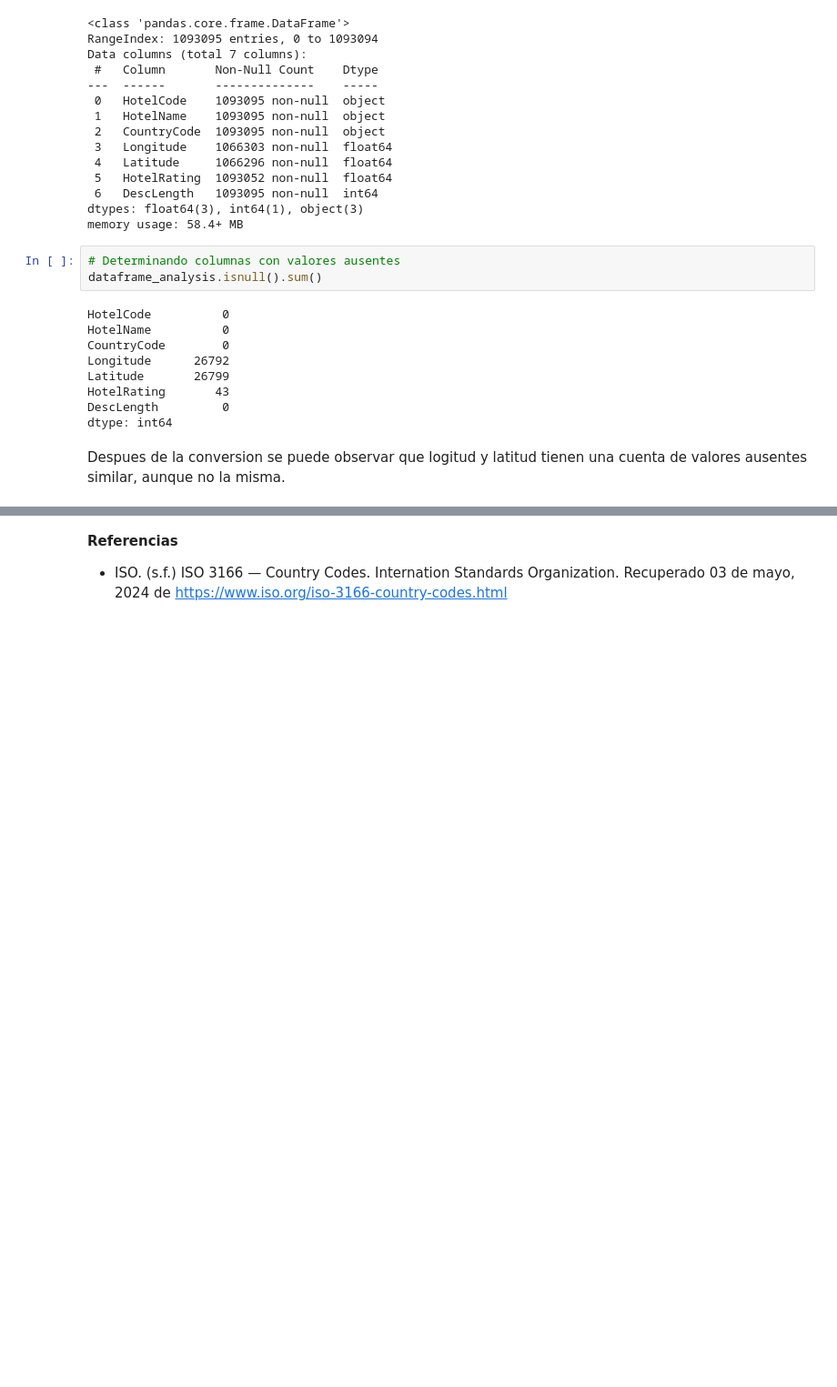
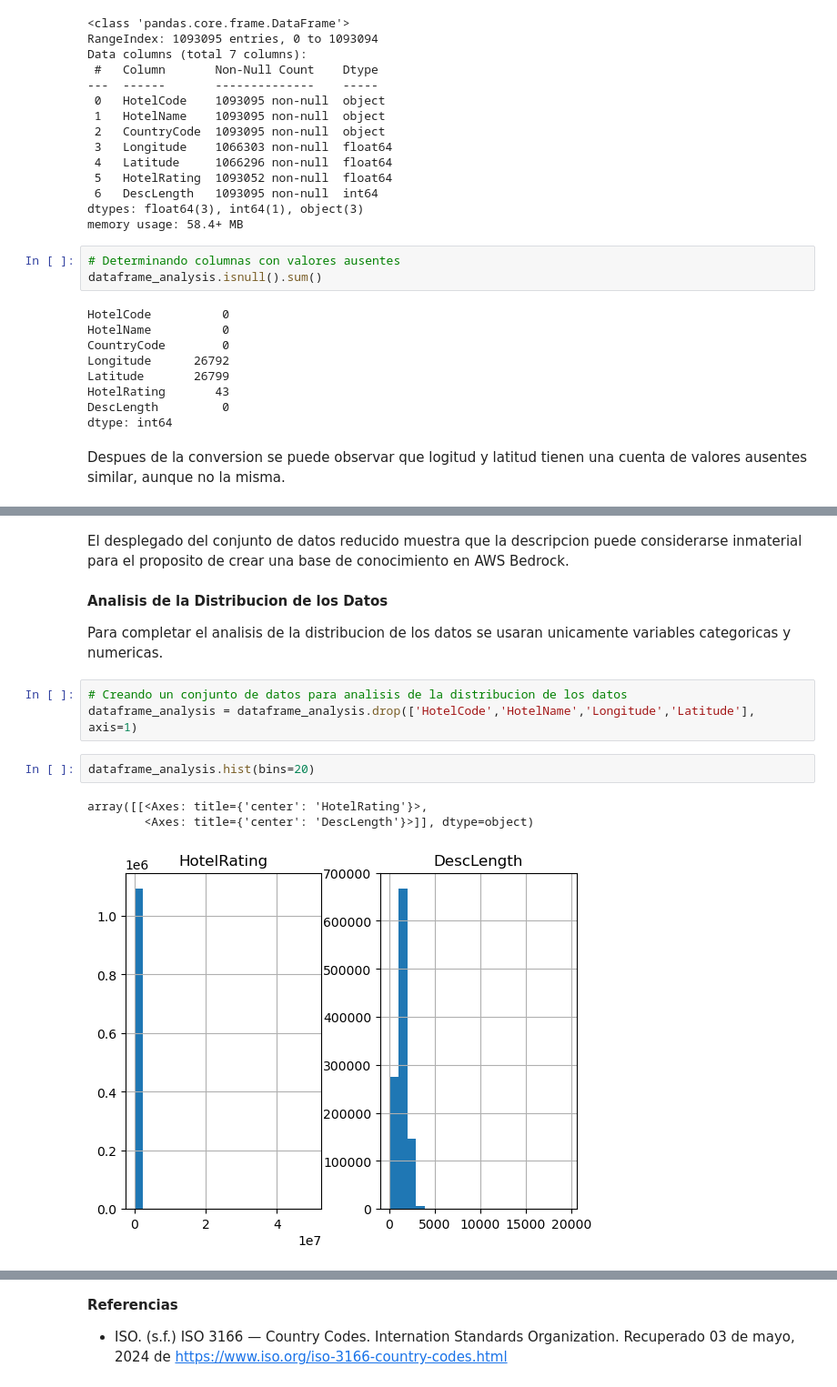
Before and after one commit to jcromo-tec/TC5035.10-proyecto-integrador, a Jupyter notebook: semana-03-avance-01/analysis-datos-dataset-hoteles.ipynb, the cells around one changed output, grey strips where cells are left out. Shown at 91% size. Drawn from its saved outputs; the diff is of its cells as text; blank space fills up the shorter version.

```diff
--- a/semana-03-avance-01/analysis-datos-dataset-hoteles.ipynb
+++ b/semana-03-avance-01/analysis-datos-dataset-hoteles.ipynb
@@ -320,0 +327,15 @@ dataframe_desc.head(40)
+# %% [markdown]
+El desplegado del conjunto de datos reducido muestra que la descripcion puede considerarse inmaterial para el proposito de crear una base de conocimiento en AWS Bedrock.
+# %% [markdown]
+**Analisis de la Distribucion de los Datos**
+
+Para completar el analisis de la distribucion de los datos se usaran unicamente variables categoricas y numericas.
+# %%
+# Creando un conjunto de datos para analisis de la distribucion de los datos
+dataframe_analysis = dataframe_analysis.drop(['HotelCode','HotelName','Longitude','Latitude'], axis=1)
+# %%
+dataframe_analysis.hist(bins=20)
+# %% [output]
+array([[<Axes: title={'center': 'HotelRating'}>,
+        <Axes: title={'center': 'DescLength'}>]], dtype=object)
+[figure, added]
```
Also changed, not shown: parts of 26 cells of this notebook.
